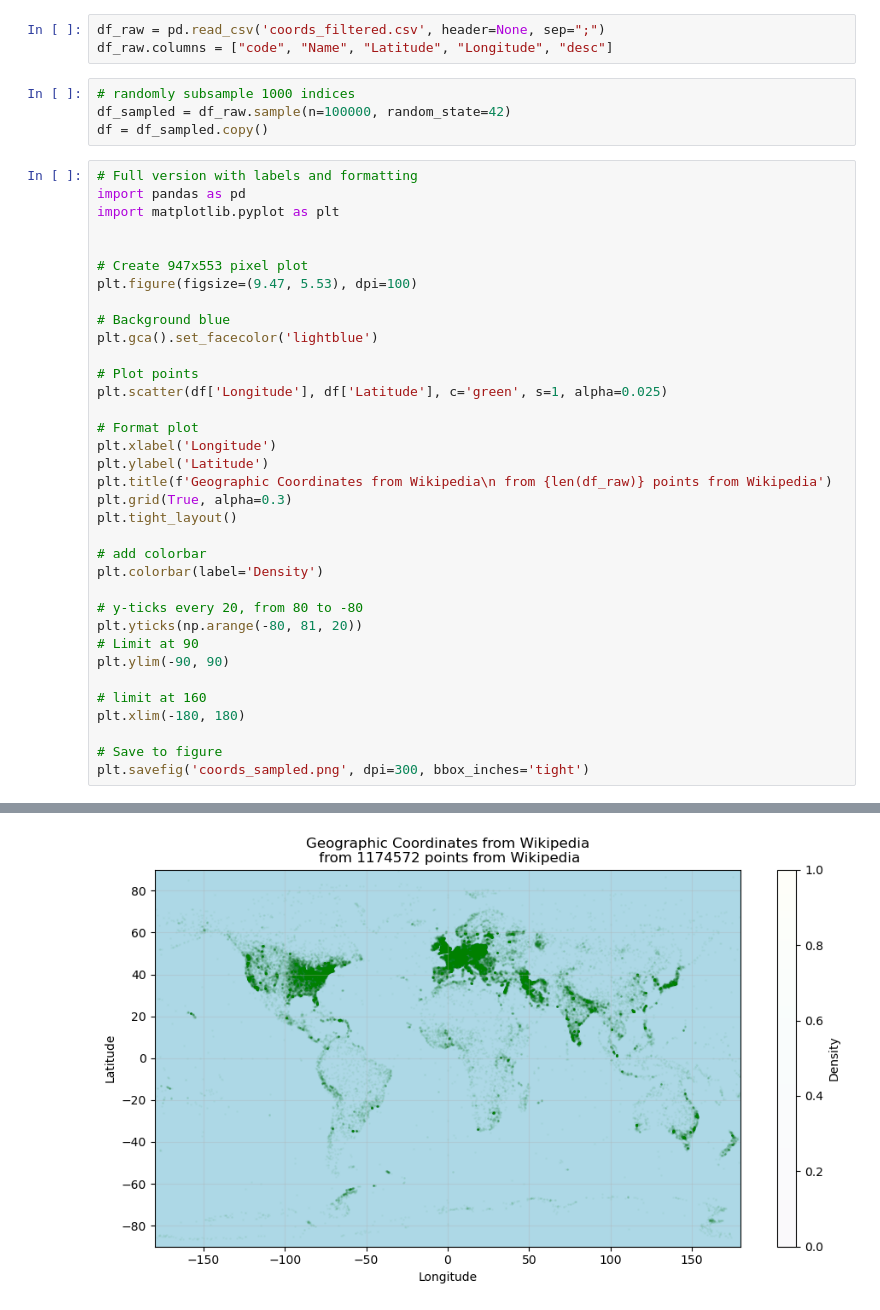
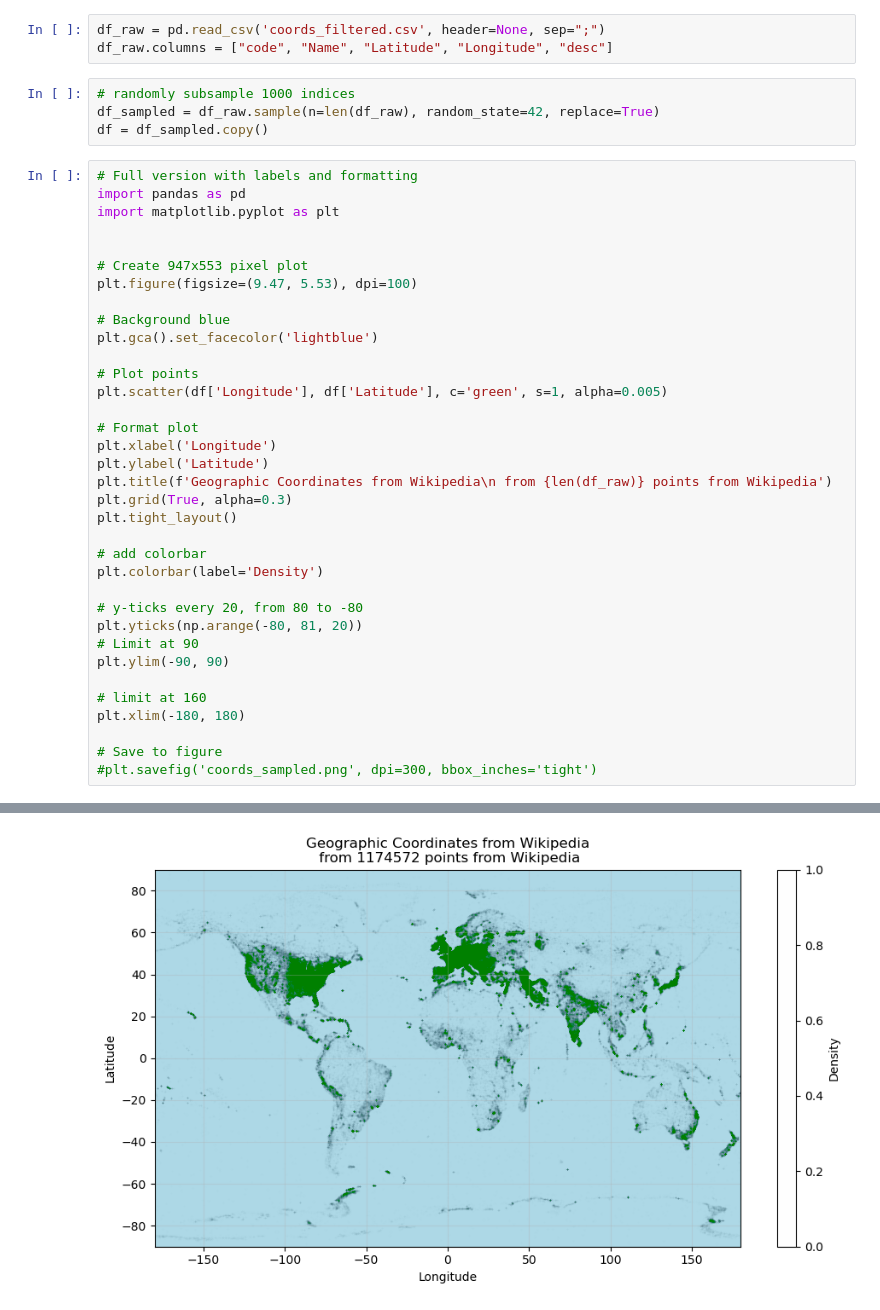
Before and after one commit to Magnushhoie/Wikipedia_Coordinates_Visualization, a Jupyter notebook: plots.ipynb, the cells around one changed output, grey strips where cells are left out. Saved outputs shown, nothing was run; the diff lists cells and outputs as text.

```diff
--- a/plots.ipynb
+++ b/plots.ipynb
@@ -9,7 +9,7 @@ df_raw = pd.read_csv('coords_filtered.csv', header=None, sep=";")
 df_raw.columns = ["code", "Name", "Latitude", "Longitude", "desc"]
 # %%
 # randomly subsample 1000 indices
-df_sampled = df_raw.sample(n=100000, random_state=42)
+df_sampled = df_raw.sample(n=len(df_raw), random_state=42, replace=True)
 df = df_sampled.copy()
 # %%
 # Full version with labels and formatting
@@ -24,7 +24,7 @@ plt.figure(figsize=(9.47, 5.53), dpi=100)
 plt.gca().set_facecolor('lightblue')
 
 # Plot points
-plt.scatter(df['Longitude'], df['Latitude'], c='green', s=1, alpha=0.025)
+plt.scatter(df['Longitude'], df['Latitude'], c='green', s=1, alpha=0.005)
 
 # Format plot
 plt.xlabel('Longitude')
@@ -45,5 +45,5 @@ plt.ylim(-90, 90)
 plt.xlim(-180, 180)
 
 # Save to figure
-plt.savefig('coords_sampled.png', dpi=300, bbox_inches='tight')
+#plt.savefig('coords_sampled.png', dpi=300, bbox_inches='tight')
 # %% [output]
@@ -50 +51 @@ plt.savefig('coords_sampled.png', dpi=300, bbox_inches='tight')
-[figure, old version]
+[figure, new version]
```
Also changed, not shown: parts of 2 cells of this notebook, 1 other file.
